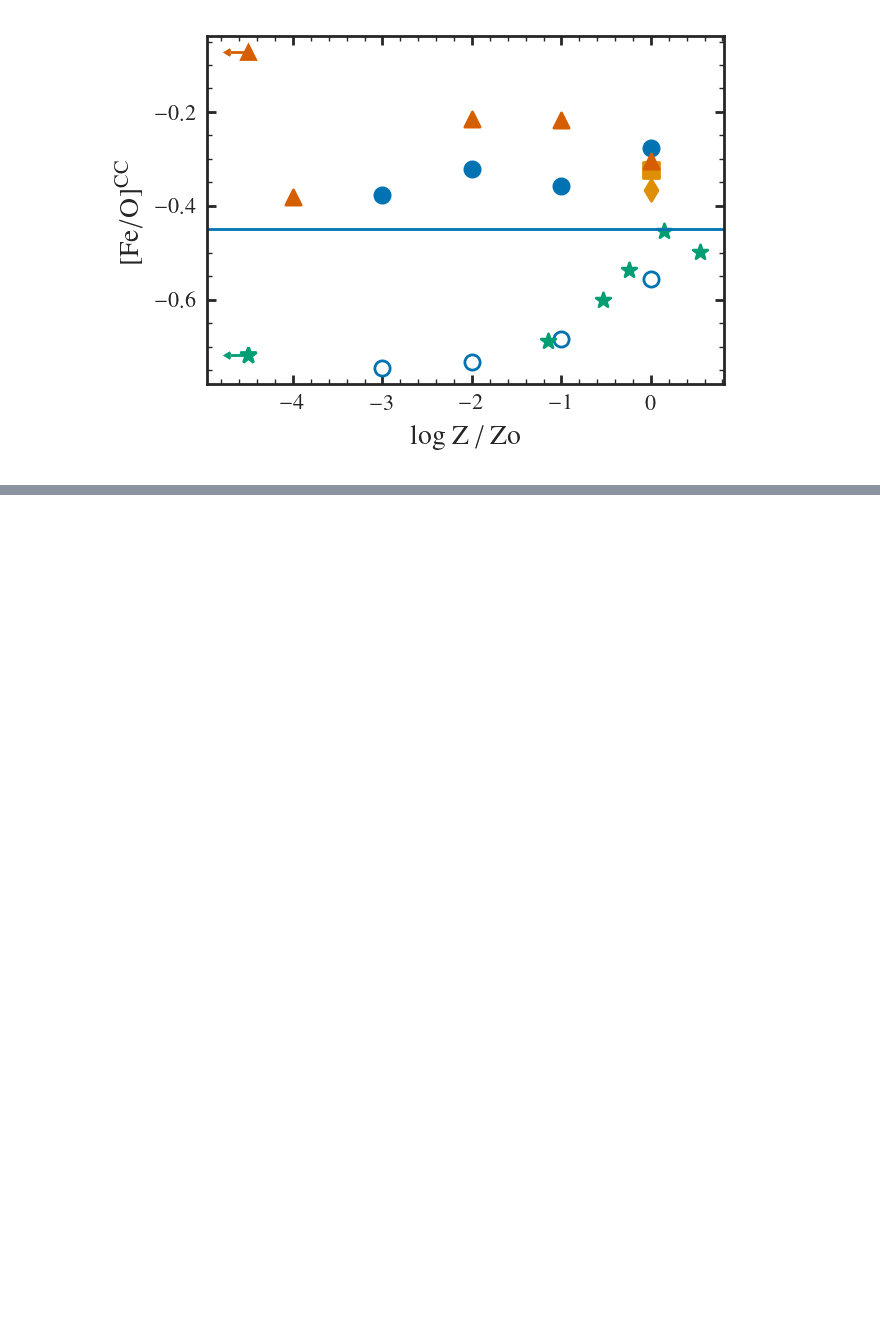
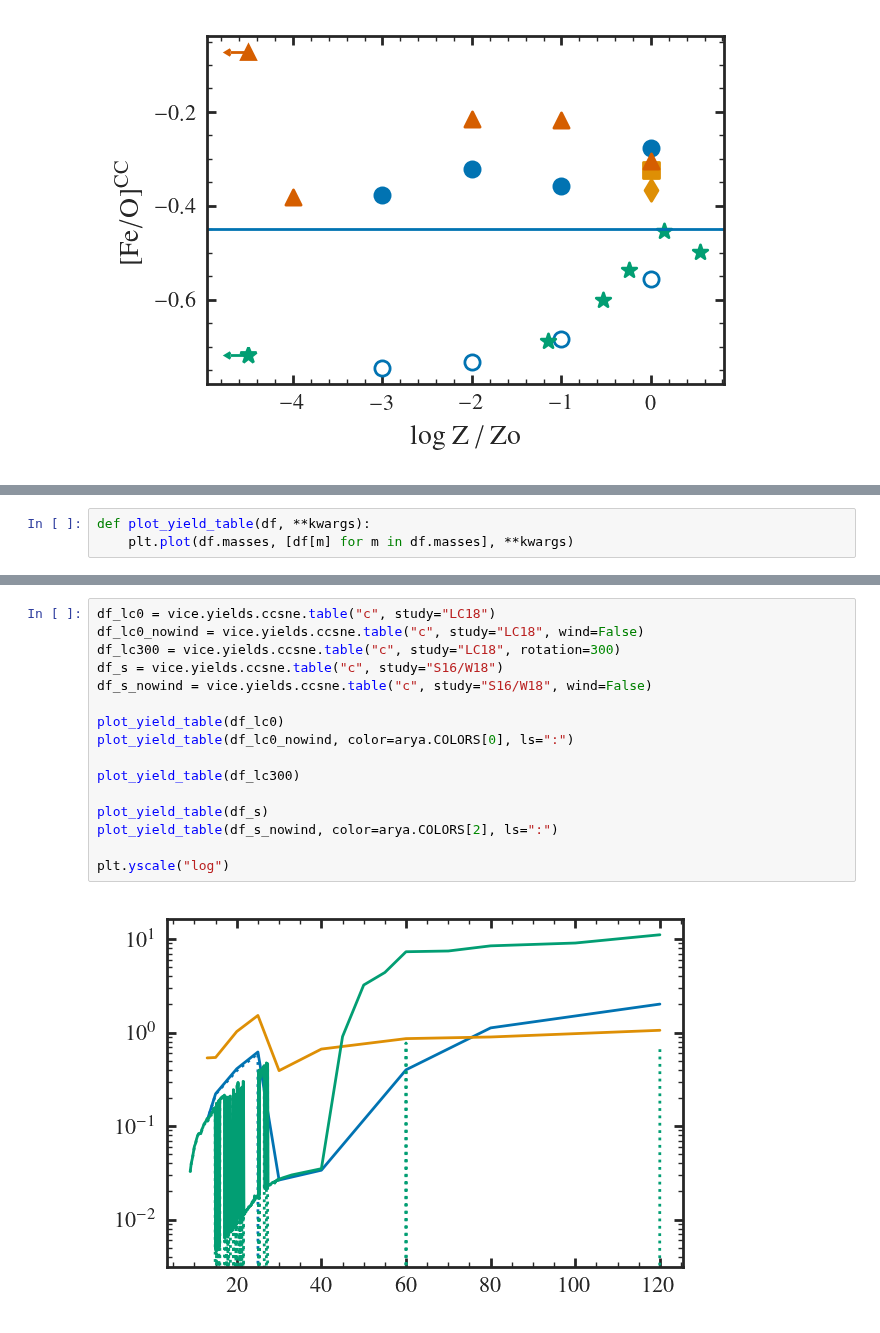
Before and after one commit to aeyobd/surp, a Jupyter notebook: carbon_paper/ccsne_yields.ipynb, the cells around one changed output, grey strips where cells are left out. Cells and saved outputs as stored; diff of their text form; blank space fills up the shorter version.

```diff
--- a/carbon_paper/ccsne_yields.ipynb
+++ b/carbon_paper/ccsne_yields.ipynb
@@ -421,0 +426,3 @@ installed in this version of VICE. For this reason, we caution the user on these
+# %%
+def plot_yield_table(df, **kwargs):
+    plt.plot(df.masses, [df[m] for m in df.masses], **kwargs)
@@ -421,0 +449,18 @@ installed in this version of VICE. For this reason, we caution the user on these
+# %%
+df_lc0 = vice.yields.ccsne.table("c", study="LC18")
+df_lc0_nowind = vice.yields.ccsne.table("c", study="LC18", wind=False)
+df_lc300 = vice.yields.ccsne.table("c", study="LC18", rotation=300)
+df_s = vice.yields.ccsne.table("c", study="S16/W18")
+df_s_nowind = vice.yields.ccsne.table("c", study="S16/W18", wind=False)
+
+plot_yield_table(df_lc0)
+plot_yield_table(df_lc0_nowind, color=arya.COLORS[0], ls=":")
+
+plot_yield_table(df_lc300)
+
+plot_yield_table(df_s)
+plot_yield_table(df_s_nowind, color=arya.COLORS[2], ls=":")
+
+plt.yscale("log")
+# %% [output]
+[figure, added]
```
Also changed, not shown: parts of 4 cells of this notebook, 9 other files.
